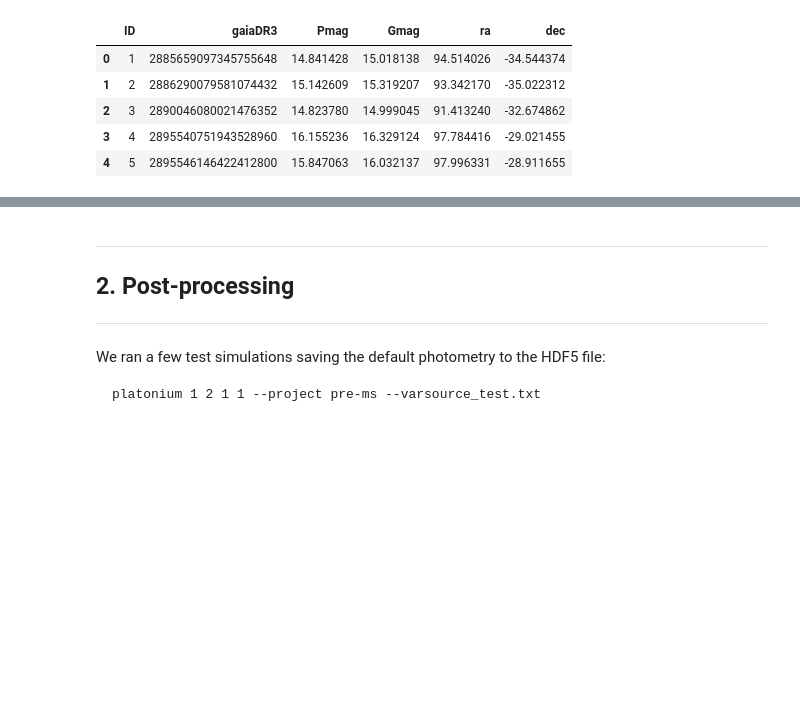
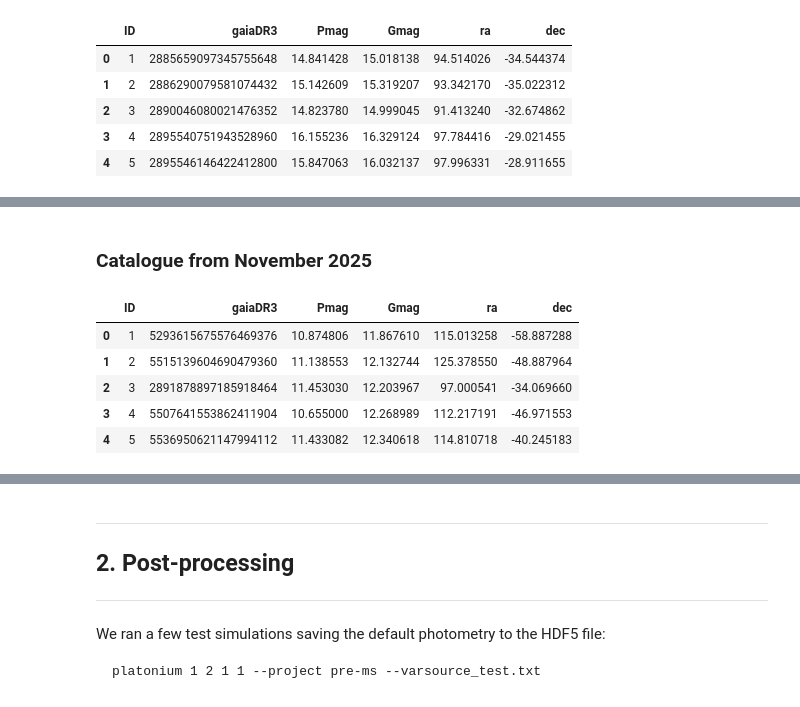
Before and after one commit to ivs-kuleuven/platosim3, a Jupyter notebook: docs/technical/PLATO-CS/PreMainSequenceStars.ipynb, the cells around one changed output, grey strips where cells are left out. Saved outputs shown, nothing was run; the diff lists cells and outputs as text; code cells hidden in the pictures; blank space fills up the shorter version.

```diff
--- a/docs/technical/PLATO-CS/PreMainSequenceStars.ipynb
+++ b/docs/technical/PLATO-CS/PreMainSequenceStars.ipynb
@@ -70,3 +73,17 @@ dt.to_feather(idir / 'starcat_PreMS_targets.ftr')
 # Create contaminant catalogue
 dc = ut.getContaminants(dt, df, column='gaiaDR3')
 dc.to_feather(idir / 'starcat_PreMS_contaminants.ftr')
+# %% [markdown]
+### Catalogue from November 2025
+# %%
+# Load Pre-MS catalogue
+filename = 'PreMainSequeceLegacy'
+dt = pd.read_csv(idir / 'targets_november_2025.csv')
+dt.head()
+# %% [output]
+|  | ID | gaiaDR3 | Pmag | Gmag | ra | dec |
+| 0 | 1 | 5293615675576469376 | 10.874806 | 11.867610 | 115.013258 | -58.887288 |
+| 1 | 2 | 5515139604690479360 | 11.138553 | 12.132744 | 125.378550 | -48.887964 |
+| 2 | 3 | 2891878897185918464 | 11.453030 | 12.203967 | 97.000541 | -34.069660 |
+| 3 | 4 | 5507641553862411904 | 10.655000 | 12.268989 | 112.217191 | -46.971553 |
+| 4 | 5 | 5536950621147994112 | 11.433082 | 12.340618 | 114.810718 | -40.245183 |
```
Also changed, not shown: parts of 12 cells of this notebook, 3 other files.
